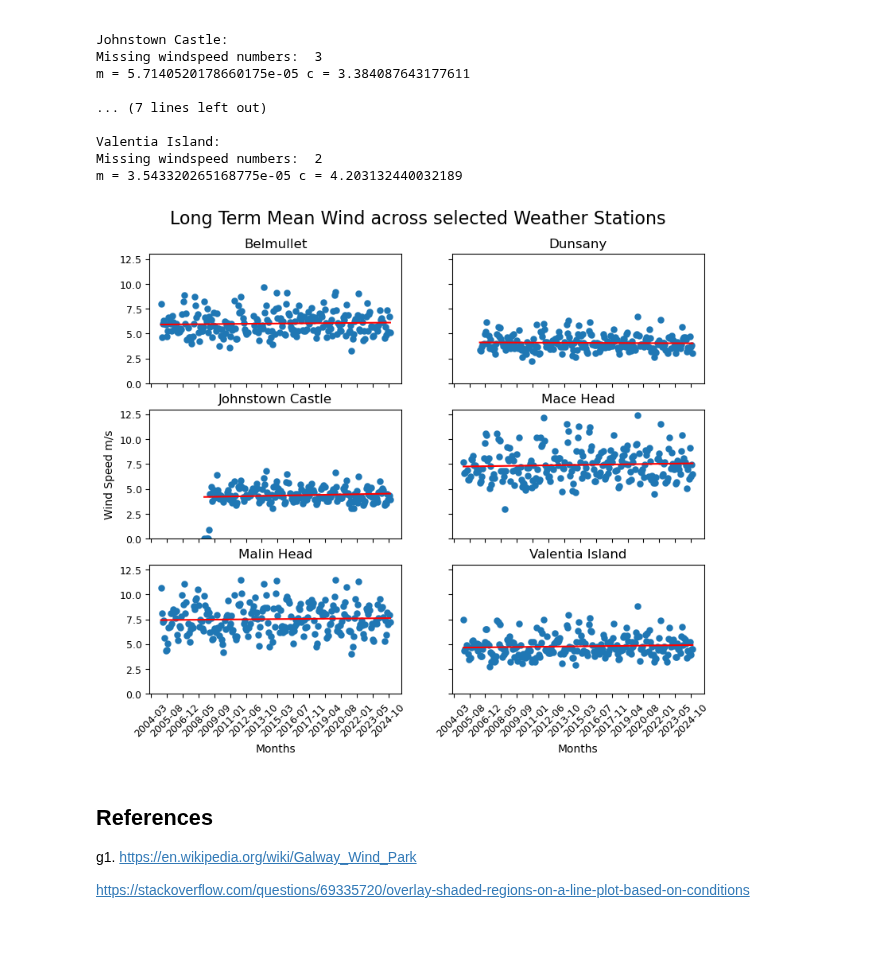
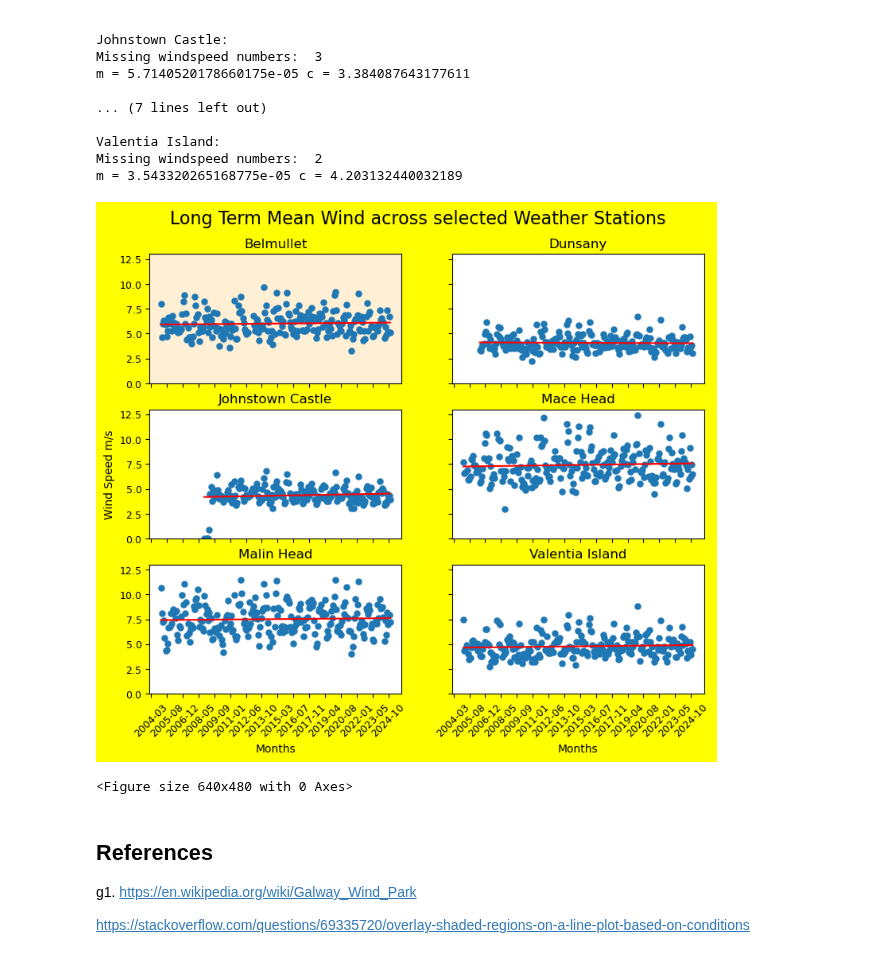
Before and after one commit to dvdgeroconnell/PFDA-project, a Jupyter notebook: weather.ipynb, the cells around one changed output. Saved outputs shown, nothing was run; the diff lists cells and outputs as text; code cells hidden in the pictures.

Commit message:
Update long term plot

```diff
--- a/weather.ipynb
+++ b/weather.ipynb
@@ -654,7 +673,7 @@ Valentia Island:
 Missing windspeed numbers:  2
 m = 3.543320265168775e-05 c = 4.203132440032189
 # %%
-fig_mean, axes_mean = plt.subplots(nrows=3, ncols=2, figsize=(9, 7), sharex='col', sharey='row')
+fig_mean, axes_mean = plt.subplots(nrows=3, ncols=2, figsize=(9, 7), sharex='col', sharey='row', facecolor='yellow')
 fig_mean.suptitle('Long Term Mean Wind across selected Weather Stations', fontsize=16)
 fig_mean.subplots_adjust(top = 0.9)
 date_form = mdates.DateFormatter("%Y-%m")
@@ -664,6 +683,7 @@ axes_mean[0,0].plot(belmullet_mean_wind['datenum'], belmullet_mean_wind['datenum
 axes_mean[0,0].set_title('Belmullet', fontsize=12)
 axes_mean[0,0].tick_params(axis='y', labelsize=9)
 axes_mean[0,0].set_ylim(0, 13)
+axes_mean[0,0].set_facecolor("papayawhip")
 
 axes_mean[0,1].plot(dunsany_mean_wind['datenum'], dunsany_mean_wind['wdsp'],'o', markeredgewidth=0.1)
 axes_mean[0,1].plot(dunsany_mean_wind['datenum'], dunsany_mean_wind['datenum']*m2 + c2, 'r-')
@@ -673,34 +693,35 @@ axes_mean[1,0].plot(johnstown_mean_wind['datenum'], johnstown_mean_wind['wdsp'],
 axes_mean[1,0].plot(johnstown_mean_wind['datenum'], johnstown_mean_wind['datenum']*m3 + c3, 'r-')
 axes_mean[1,0].set_title('Johnstown Castle', fontsize=12)
 axes_mean[1,0].tick_params(axis='y', labelsize=9)
 axes_mean[1,0].set_ylabel('Wind Speed m/s', fontsize=10)
 axes_mean[1,0].set_ylim(0, 13)
 
 axes_mean[1,1].plot(macehead_mean_wind['datenum'], macehead_mean_wind['wdsp'],'o', markeredgewidth=0.1)
 axes_mean[1,1].plot(macehead_mean_wind['datenum'], macehead_mean_wind['datenum']*m4 + c4, 'r-')
 axes_mean[1,1].set_title('Mace Head', fontsize=12)
 
 axes_mean[2,0].plot(malinhead_mean_wind['datenum'], malinhead_mean_wind['wdsp'],'o', markeredgewidth=0.1)
 axes_mean[2,0].plot(malinhead_mean_wind['datenum'], malinhead_mean_wind['datenum']*m5 + c5, 'r-')
 axes_mean[2,0].set_title('Malin Head', fontsize=12)
 axes_mean[2,0].xaxis.set_major_formatter(date_form)
 axes_mean[2,0].xaxis.set_major_locator(plt.MaxNLocator(16))
 axes_mean[2,0].tick_params(axis='y', labelsize=9)
 axes_mean[2,0].tick_params(axis='x', rotation=45, labelsize=9)
 axes_mean[2,0].set_xlabel('Months', fontsize=10)
 
 axes_mean[2,1].plot(valentia_mean_wind['datenum'], valentia_mean_wind['wdsp'],'o', markeredgewidth=0.1)
 axes_mean[2,1].plot(valentia_mean_wind['datenum'], valentia_mean_wind['datenum']*m6 + c6, 'r-')
 axes_mean[2,1].set_title('Valentia Island', fontsize=12)
 axes_mean[2,1].xaxis.set_major_formatter(date_form)
 axes_mean[2,1].xaxis.set_major_locator(plt.MaxNLocator(16))
 axes_mean[2,1].tick_params(axis='x', rotation=45, labelsize=9)
 axes_mean[2,1].set_xlabel('Months', fontsize=10)
 axes_mean[2,0].set_ylim(0, 13)
 
 plt.show()
 # %% [output]
-[figure, old version]
+[figure, new version]
+<Figure size 640x480 with 0 Axes>
 # %%
 # Now copy in the last 3 years and ewxtrapolate the 1 month rolling mean mean for 10 years.
 # %% [markdown]
```
Also changed, not shown: parts of 8 cells of this notebook.
